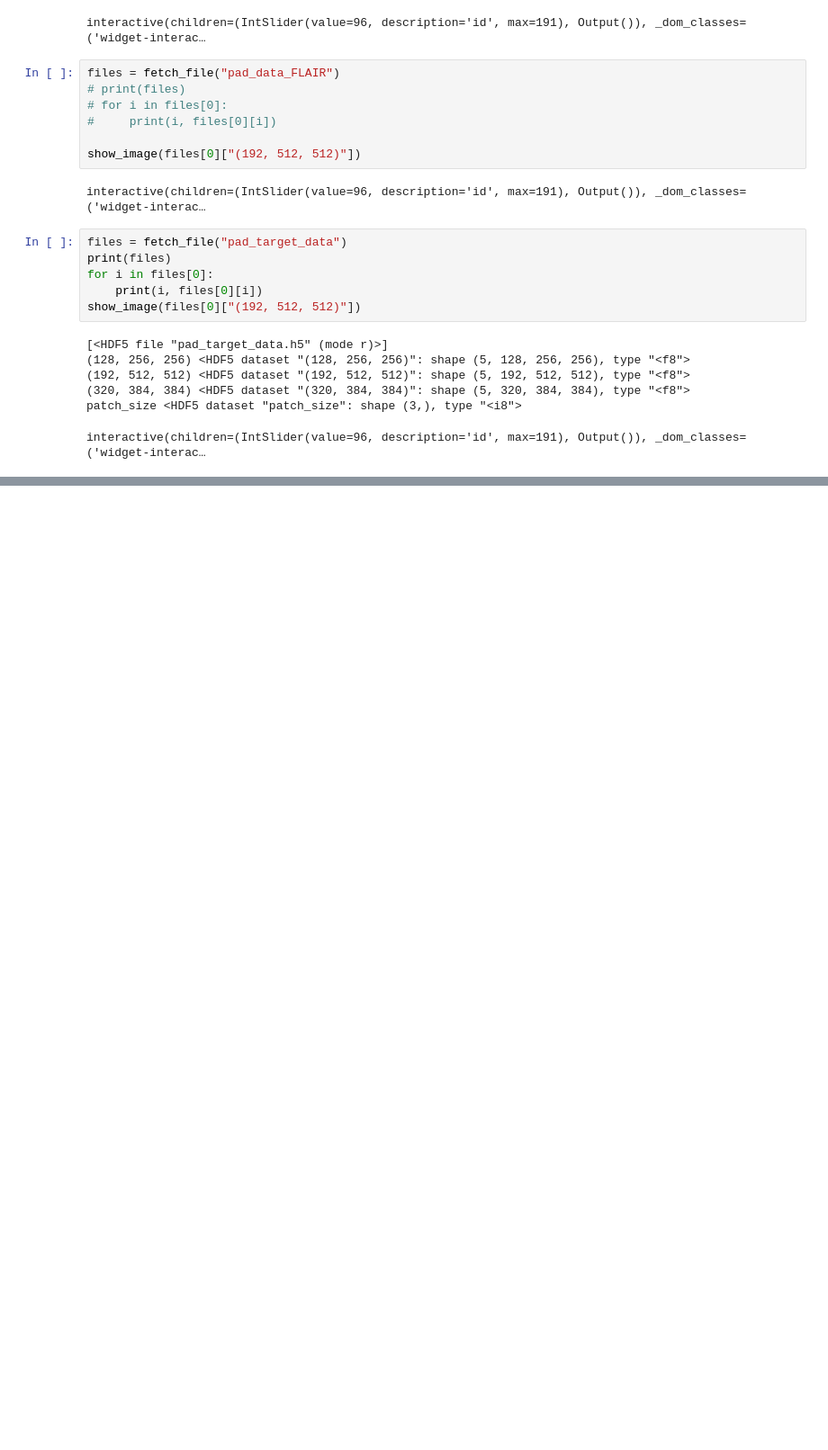
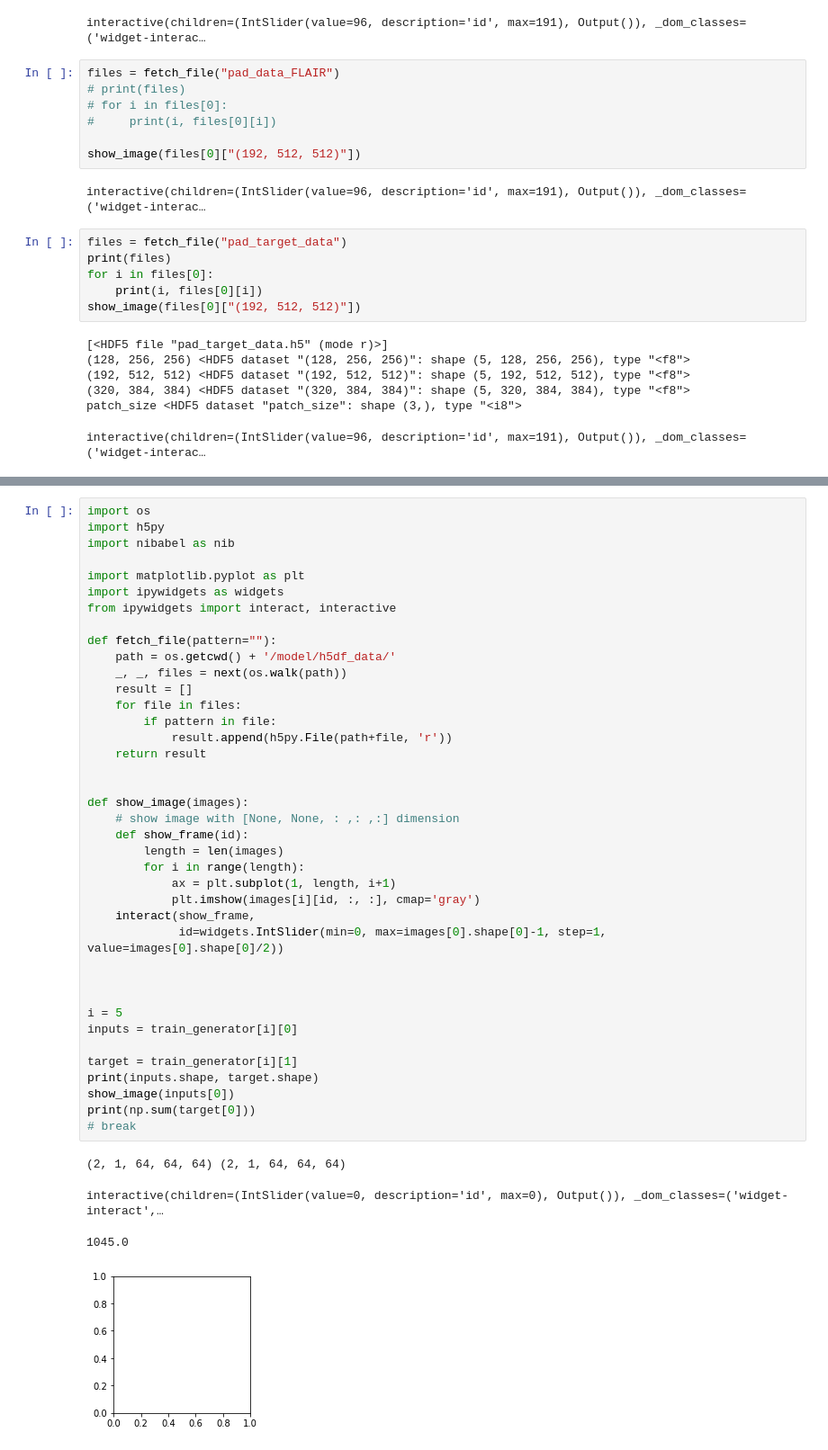
Before and after one commit to Skycocoo/MS-Lesion-Segmentation, a Jupyter notebook: Playground.ipynb, the cells around one changed output, grey strips where cells are left out. Shown: that part at 90% size. Cells and saved outputs as stored; diff of their text form; blank space fills up the shorter version.

```diff
--- a/Playground.ipynb
+++ b/Playground.ipynb
@@ -73,0 +121,44 @@ interactive(children=(IntSlider(value=96, description='id', max=191), Output()),
+# %%
+import os
+import h5py
+import nibabel as nib
+
+import matplotlib.pyplot as plt
+import ipywidgets as widgets
+from ipywidgets import interact, interactive
+
+def fetch_file(pattern=""):
+    path = os.getcwd() + '/model/h5df_data/'
+    _, _, files = next(os.walk(path))
+    result = []
+    for file in files:
+        if pattern in file:
+            result.append(h5py.File(path+file, 'r'))
+    return result
+
+
+def show_image(images):
+    # show image with [None, None, : ,: ,:] dimension
+    def show_frame(id):
+        length = len(images)
+        for i in range(length):
+            ax = plt.subplot(1, length, i+1)
+            plt.imshow(images[i][id, :, :], cmap='gray')
+    interact(show_frame,
+             id=widgets.IntSlider(min=0, max=images[0].shape[0]-1, step=1, value=images[0].shape[0]/2))
+
+
+
+i = 5
+inputs = train_generator[i][0]
+
+target = train_generator[i][1]
+print(inputs.shape, target.shape)
+show_image(inputs[0])
+print(np.sum(target[0]))
+# break
+# %% [output]
+(2, 1, 64, 64, 64) (2, 1, 64, 64, 64)
+interactive(children=(IntSlider(value=0, description='id', max=0), Output()), _dom_classes=('widget-interact',…
+1045.0
+[figure, added]
```
Also changed, not shown: parts of 9 cells of this notebook, 4 other files.
